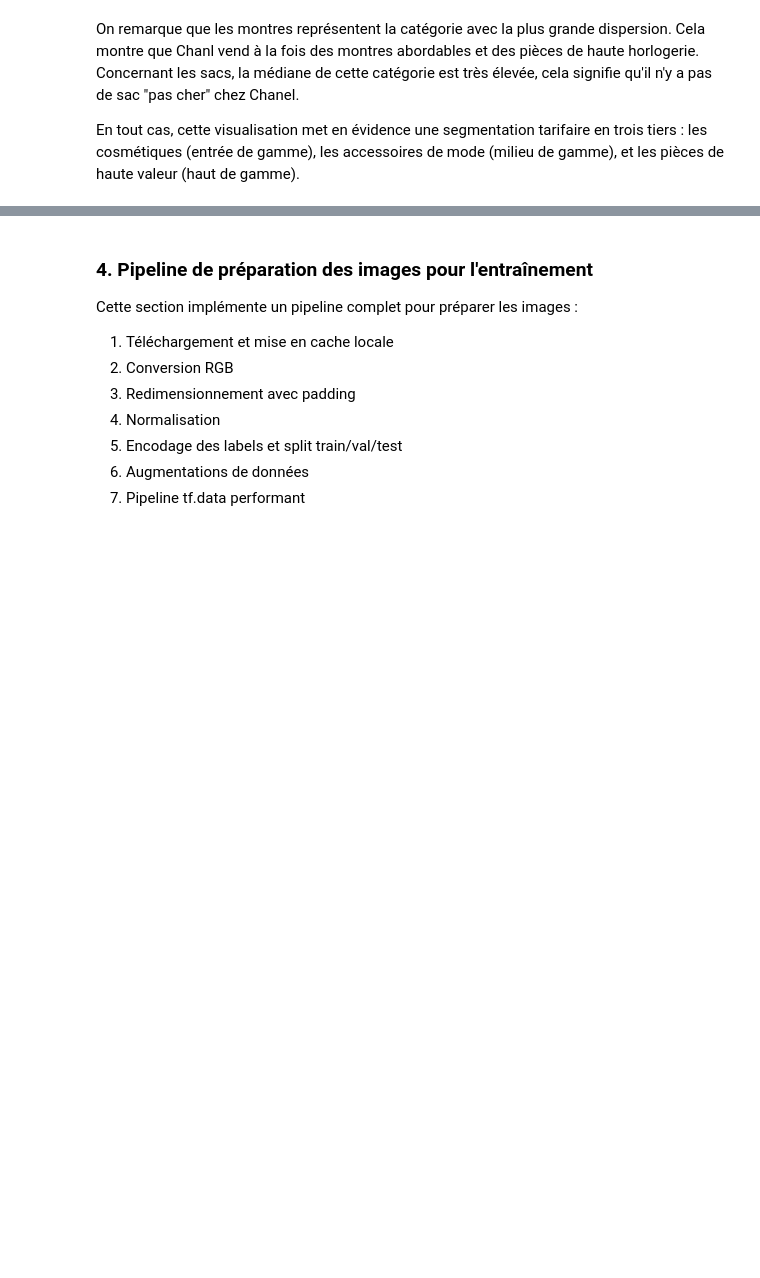
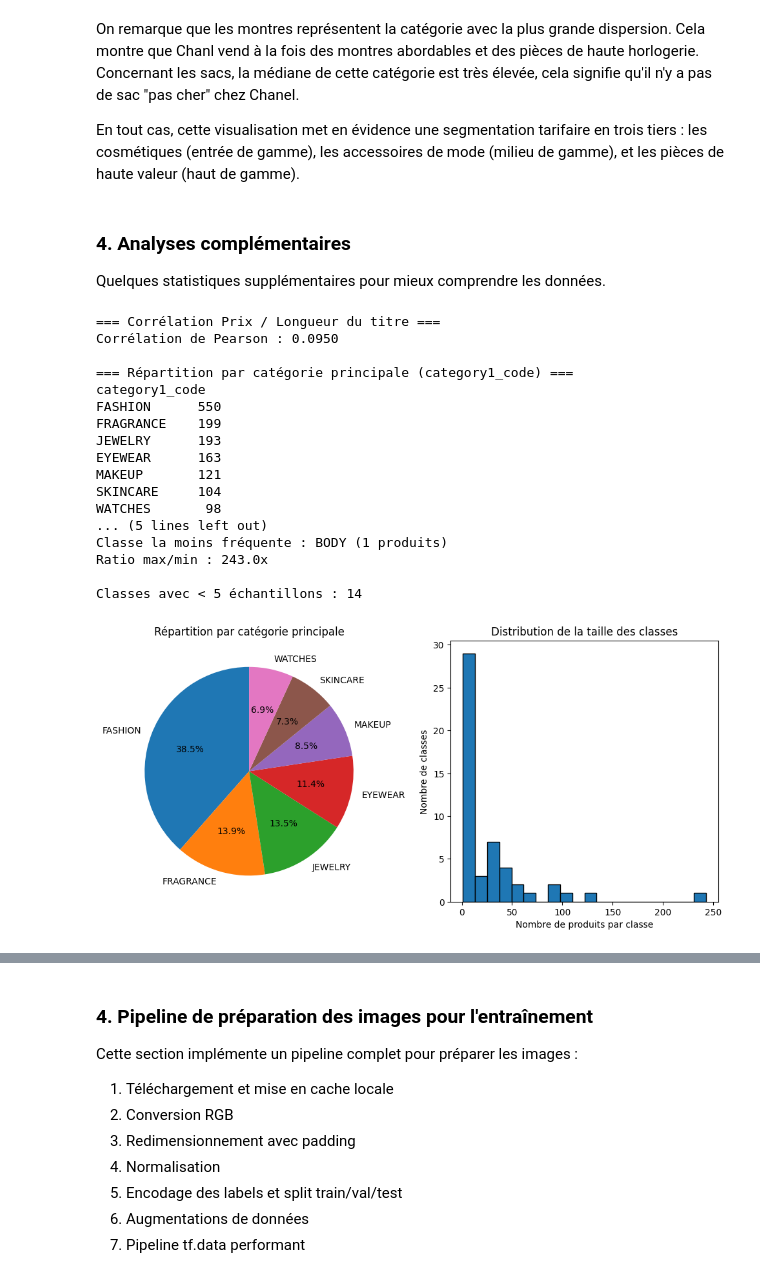
Before and after one commit to alban-morin/recommandations-chanel, a Jupyter notebook: Notebook.ipynb, the cells around one changed output, grey strips where cells are left out. Saved outputs shown, nothing was run; the diff lists cells and outputs as text; code cells hidden in the pictures; blank space fills up the shorter version.

```diff
--- a/Notebook.ipynb
+++ b/Notebook.ipynb
@@ -394,3 +392,64 @@ Passing `palette` without assigning `hue` is deprecated and will be removed in v
 On remarque que les montres représentent la catégorie avec la plus grande dispersion. Cela montre que Chanl vend à la fois des montres abordables et des pièces de haute horlogerie. Concernant les sacs, la médiane de cette catégorie est très élevée, cela signifie qu'il n'y a pas de sac "pas cher" chez Chanel.
 
 En tout cas, cette visualisation met en évidence une segmentation tarifaire en trois tiers : les cosmétiques (entrée de gamme), les accessoires de mode (milieu de gamme), et les pièces de haute valeur (haut de gamme).
+# %% [markdown]
+### 4. Analyses complémentaires
+
+Quelques statistiques supplémentaires pour mieux comprendre les données.
+# %%
+# Analyse de la corrélation entre prix et longueur du titre
+print("=== Corrélation Prix / Longueur du titre ===")
+data['title_length'] = data['title'].str.len()
+correlation_price_title = data['price'].corr(data['title_length'])
+print(f"Corrélation de Pearson : {correlation_price_title:.4f}")
+
+# Distribution des produits par catégorie principale
+print("\n=== Répartition par catégorie principale (category1_code) ===")
+cat1_counts = data['category1_code'].value_counts()
+print(cat1_counts)
+
+# Analyse du déséquilibre des classes
+print("\n=== Analyse du déséquilibre des classes ===")
+cat2_counts = data['category2_code'].value_counts()
+print(f"Nombre de classes : {len(cat2_counts)}")
+print(f"Classe la plus fréquente : {cat2_counts.index[0]} ({cat2_counts.iloc[0]} produits)")
+print(f"Classe la moins fréquente : {cat2_counts.index[-1]} ({cat2_counts.iloc[-1]} produits)")
+print(f"Ratio max/min : {cat2_counts.iloc[0] / cat2_counts.iloc[-1]:.1f}x")
+
+# Classes avec très peu d'échantillons (problématique pour l'entraînement)
+rare_classes = cat2_counts[cat2_counts < 5]
+print(f"\nClasses avec < 5 échantillons : {len(rare_classes)}")
+
+# Visualisation du déséquilibre
+plt.figure(figsize=(10, 5))
+plt.subplot(1, 2, 1)
+cat1_counts.plot.pie(autopct='%1.1f%%', startangle=90)
+plt.title('Répartition par catégorie principale')
+plt.ylabel('')
+
+plt.subplot(1, 2, 2)
+plt.hist(cat2_counts.values, bins=20, edgecolor='black')
+plt.xlabel('Nombre de produits par classe')
+plt.ylabel('Nombre de classes')
+plt.title('Distribution de la taille des classes')
+plt.tight_layout()
+plt.show()
+# %% [output]
+=== Corrélation Prix / Longueur du titre ===
+Corrélation de Pearson : 0.0950
+
+=== Répartition par catégorie principale (category1_code) ===
+category1_code
+FASHION      550
+FRAGRANCE    199
+JEWELRY      193
+EYEWEAR      163
+MAKEUP       121
+SKINCARE     104
+WATCHES       98
+... (5 lines left out)
+Classe la moins fréquente : BODY (1 produits)
+Ratio max/min : 243.0x
+
+Classes avec < 5 échantillons : 14
+[figure, added]
```
Also changed, not shown: parts of 31 cells of this notebook.
